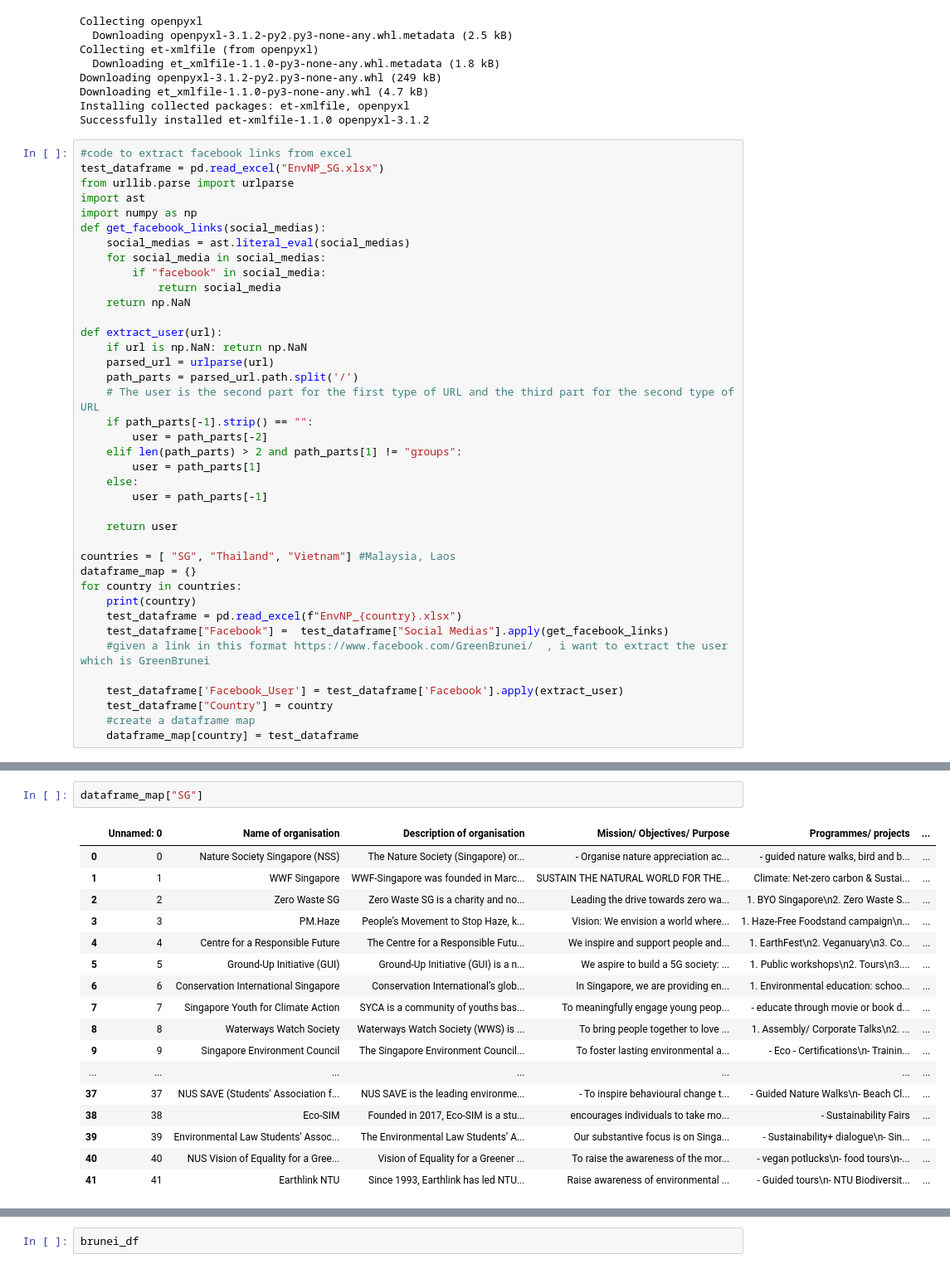
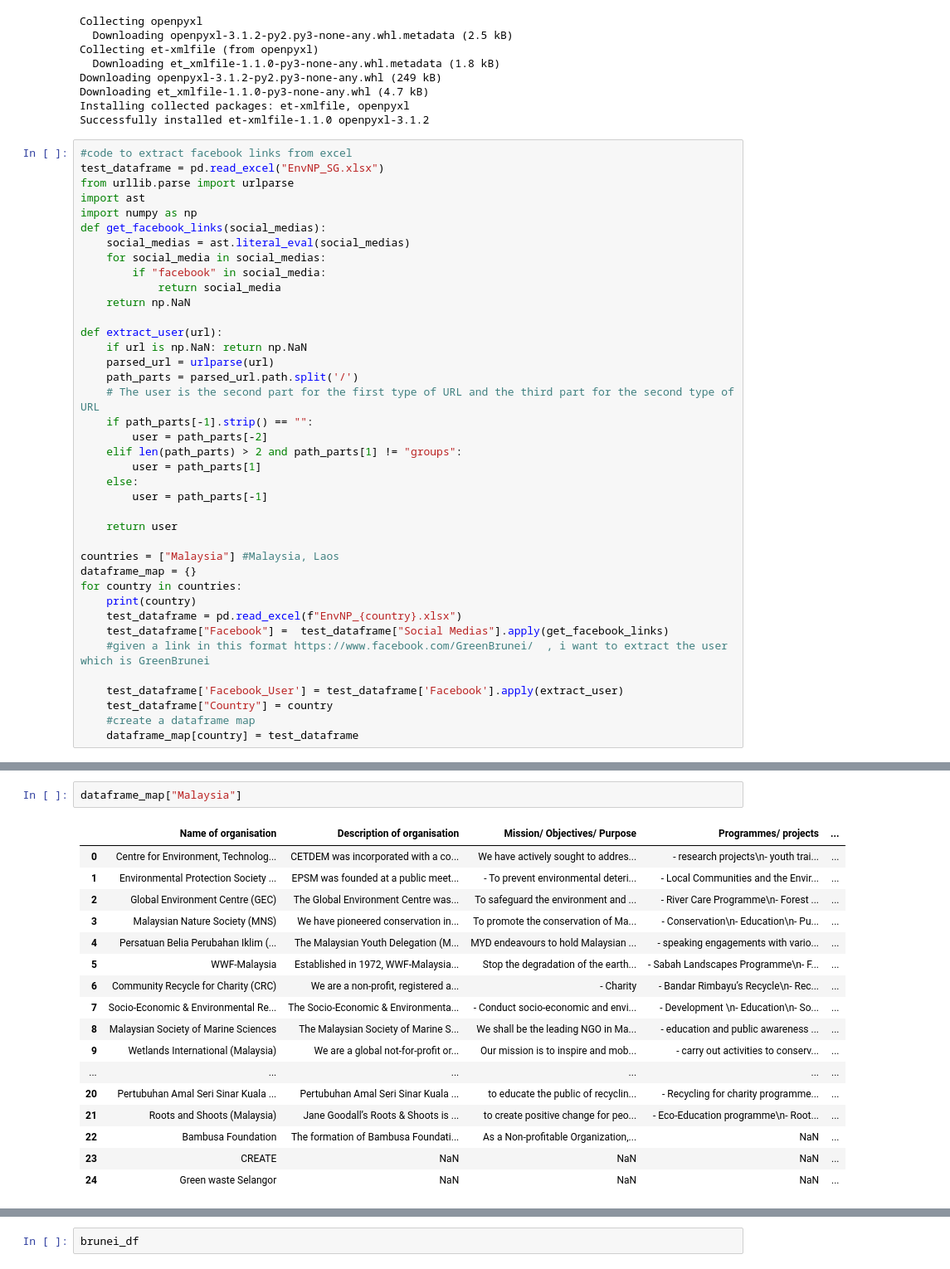
Before and after one commit to YuvBindal/MFT, a Jupyter notebook: test.ipynb, the cells around one changed output, grey strips where cells are left out. Shown at 83% size. Cells and saved outputs as stored; diff of their text form.

Commit message:
Malaysia Data Scraped

```diff
--- a/test.ipynb
+++ b/test.ipynb
@@ -79,7 +79,7 @@ def extract_user(url):
 
     return user
 
-countries = [ "SG", "Thailand", "Vietnam"] #Malaysia, Laos
+countries = ["Malaysia"] #Malaysia, Laos
 dataframe_map = {}
 for country in countries:
     print(country)
@@ -98,23 +96,23 @@ Vietnam
 # %%
-dataframe_map["SG"]
+dataframe_map["Malaysia"]
 # %% [output]
-|  | Unnamed: 0 | Name of organisation | Description of organisation | Mission/ Objectives/ Purpose | Programmes/ projects | ... |
-| 0 | 0 | Nature Society Singapore (NSS) | The Nature Society (Singapore) or... | - Organise nature appreciation ac... | - guided nature walks, bird and b... | ... |
-| 1 | 1 | WWF Singapore | WWF-Singapore was founded in Marc... | SUSTAIN THE NATURAL WORLD FOR THE... | Climate: Net-zero carbon & Sustai... | ... |
-| 2 | 2 | Zero Waste SG | Zero Waste SG is a charity and no... | Leading the drive towards zero wa... | 1. BYO Singapore\n2. Zero Waste S... | ... |
-| 3 | 3 | PM.Haze | People’s Movement to Stop Haze, k... | Vision: We envision a world where... | 1. Haze-Free Foodstand campaign\n... | ... |
-| 4 | 4 | Centre for a Responsible Future | The Centre for a Responsible Futu... | We inspire and support people and... | 1. EarthFest\n2. Veganuary\n3. Co... | ... |
-| 5 | 5 | Ground-Up Initiative (GUI) | Ground-Up Initiative (GUI) is a n... | We aspire to build a 5G society: ... | 1. Public workshops\n2. Tours\n3.... | ... |
-| 6 | 6 | Conservation International Singapore | Conservation International’s glob... | In Singapore, we are providing en... | 1. Environmental education: schoo... | ... |
-| 7 | 7 | Singapore Youth for Climate Action | SYCA is a community of youths bas... | To meaningfully engage young peop... | - educate through movie or book d... | ... |
-| 8 | 8 | Waterways Watch Society | Waterways Watch Society (WWS) is ... | To bring people together to love ... | 1. Assembly/ Corporate Talks\n2. ... | ... |
-| 9 | 9 | Singapore Environment Council | The Singapore Environment Council... | To foster lasting environmental a... | - Eco - Certifications\n- Trainin... | ... |
-| ... | ... | ... | ... | ... | ... | ... |
-| 37 | 37 | NUS SAVE (Students' Association f... | NUS SAVE is the leading environme... | - To inspire behavioural change t... | - Guided Nature Walks\n- Beach Cl... | ... |
-| 38 | 38 | Eco-SIM | Founded in 2017, Eco-SIM is a stu... | encourages individuals to take mo... | - Sustainability Fairs | ... |
-| 39 | 39 | Environmental Law Students' Assoc... | The Environmental Law Students’ A... | Our substantive focus is on Singa... | - Sustainability+ dialogue\n- Sin... | ... |
-| 40 | 40 | NUS Vision of Equality for a Gree... | Vision of Equality for a Greener ... | To raise the awareness of the mor... | - vegan potlucks\n- food tours\n-... | ... |
-| 41 | 41 | Earthlink NTU | Since 1993, Earthlink has led NTU... | Raise awareness of environmental ... | - Guided tours\n- NTU Biodiversit... | ... |
+|  | Name of organisation | Description of organisation | Mission/ Objectives/ Purpose | Programmes/ projects | ... |
+| 0 | Centre for Environment, Technolog... | CETDEM was incorporated with a co... | We have actively sought to addres... | - research projects\n- youth trai... | ... |
+| 1 | Environmental Protection Society ... | EPSM was founded at a public meet... | - To prevent environmental deteri... | - Local Communities and the Envir... | ... |
+| 2 | Global Environment Centre (GEC) | The Global Environment Centre was... | To safeguard the environment and ... | - River Care Programme\n- Forest ... | ... |
+| 3 | Malaysian Nature Society (MNS) | We have pioneered conservation in... | To promote the conservation of Ma... | - Conservation\n- Education\n- Pu... | ... |
+| 4 | Persatuan Belia Perubahan Iklim (... | The Malaysian Youth Delegation (M... | MYD endeavours to hold Malaysian ... | - speaking engagements with vario... | ... |
+| 5 | WWF-Malaysia | Established in 1972, WWF-Malaysia... | Stop the degradation of the earth... | - Sabah Landscapes Programme\n- F... | ... |
+| 6 | Community Recycle for Charity (CRC) | We are a non-profit, registered a... | - Charity | - Bandar Rimbayu’s Recycle\n- Rec... | ... |
+| 7 | Socio-Economic & Environmental Re... | The Socio-Economic & Environmenta... | - Conduct socio-economic and envi... | - Development \n- Education\n- So... | ... |
+| 8 | Malaysian Society of Marine Sciences | The Malaysian Society of Marine S... | We shall be the leading NGO in Ma... | - education and public awareness ... | ... |
+| 9 | Wetlands International (Malaysia) | We are a global not-for-profit or... | Our mission is to inspire and mob... | - carry out activities to conserv... | ... |
+| ... | ... | ... | ... | ... | ... |
+| 20 | Pertubuhan Amal Seri Sinar Kuala ... | Pertubuhan Amal Seri Sinar Kuala ... | to educate the public of recyclin... | - Recycling for charity programme... | ... |
+| 21 | Roots and Shoots (Malaysia) | Jane Goodall’s Roots & Shoots is ... | to create positive change for peo... | - Eco-Education programme\n- Root... | ... |
+| 22 | Bambusa Foundation | The formation of Bambusa Foundati... | As a Non-profitable Organization,... | NaN | ... |
+| 23 | CREATE | NaN | NaN | NaN | ... |
+| 24 | Green waste Selangor | NaN | NaN | NaN | ... |
 # %%
 #IP Rotator
 import requests
```
Also changed, not shown: parts of 5 cells of this notebook, 2 other files.
